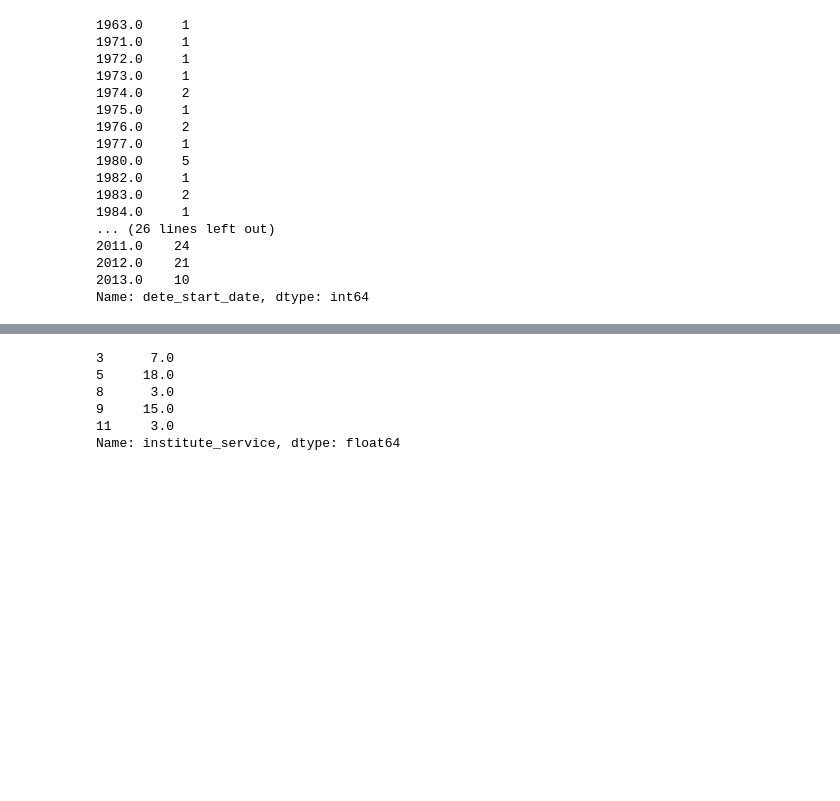
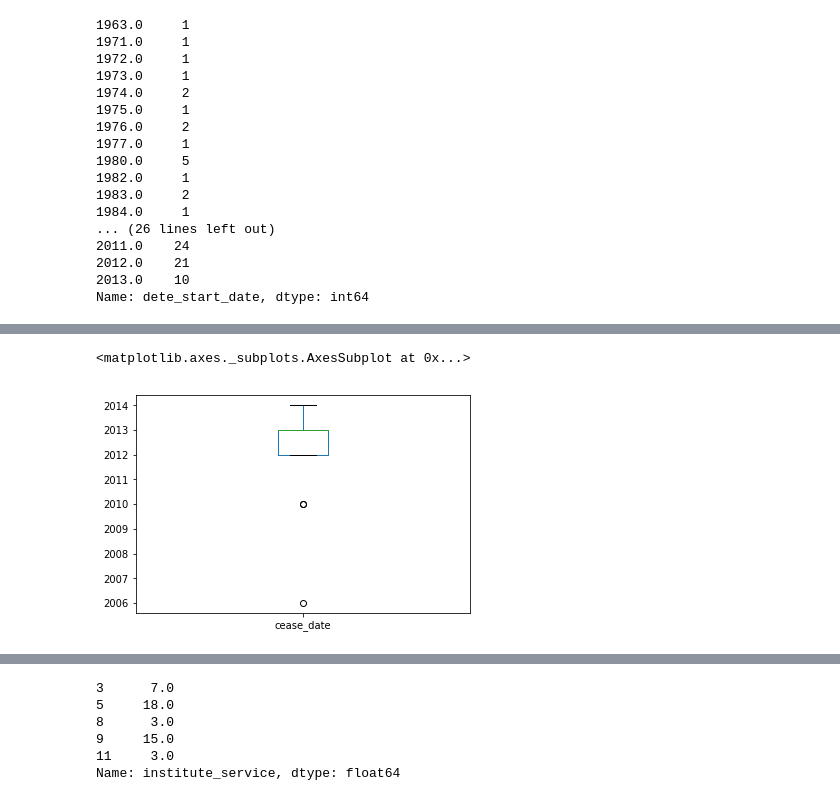
Before and after one commit to sanket1610/Data-Cleaning, a Jupyter notebook: Clean And Analyze Employee Exit Surveys/Clean And Analyze Employee Exit Surveys.ipynb, the cells around one changed output, grey strips where cells are left out. Saved outputs shown, nothing was run; the diff lists cells and outputs as text; code cells hidden in the pictures; blank space fills up the shorter version.

```diff
--- a/Clean And Analyze Employee Exit Surveys/Clean And Analyze Employee Exit Surveys.ipynb
+++ b/Clean And Analyze Employee Exit Surveys/Clean And Analyze Employee Exit Surveys.ipynb
@@ -391,0 +427,5 @@ Name: cease_date, dtype: int64
+# %%
+dete_resignations['cease_date'].plot(kind = 'box')
+# %% [output]
+<matplotlib.axes._subplots.AxesSubplot at 0x...>
+[figure, added]
```
Also changed, not shown: parts of 28 cells of this notebook.
